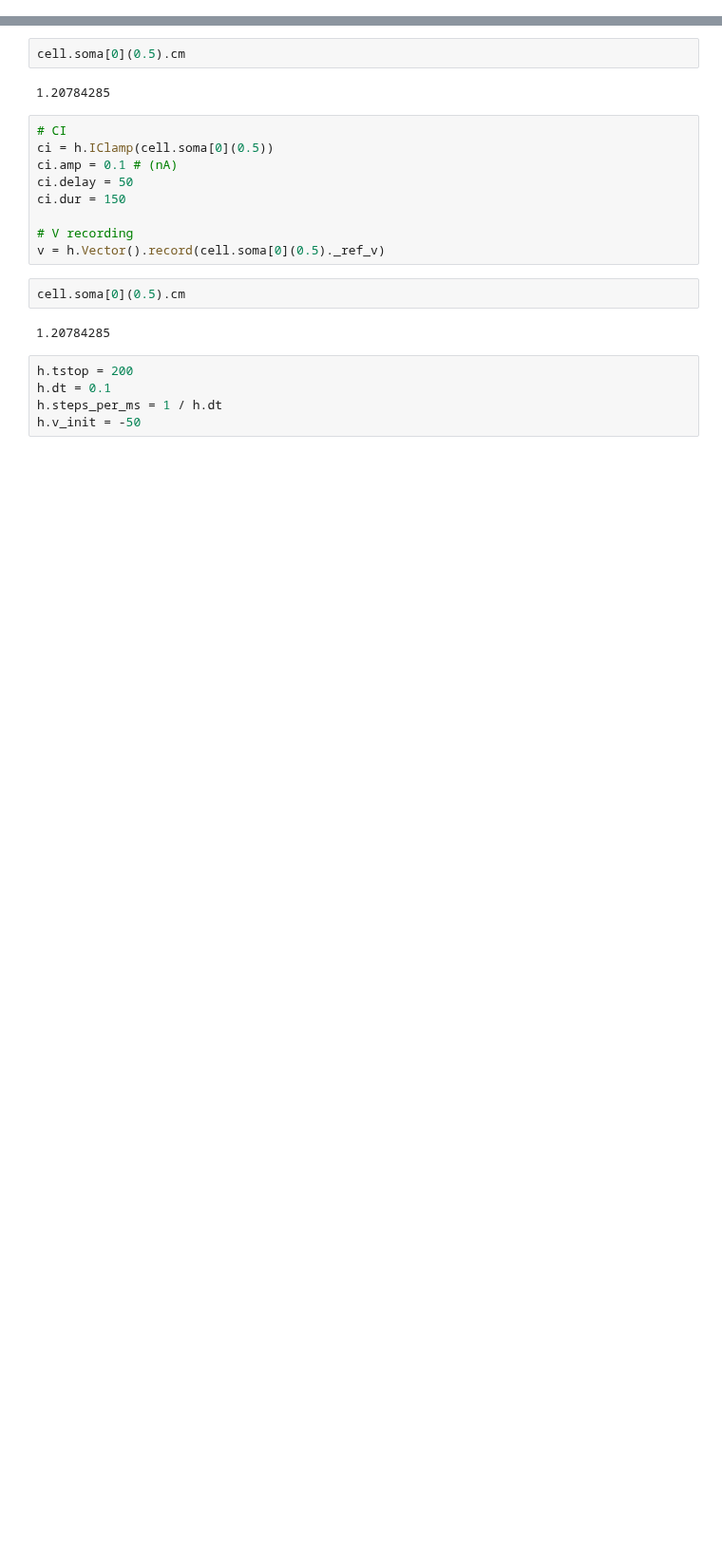
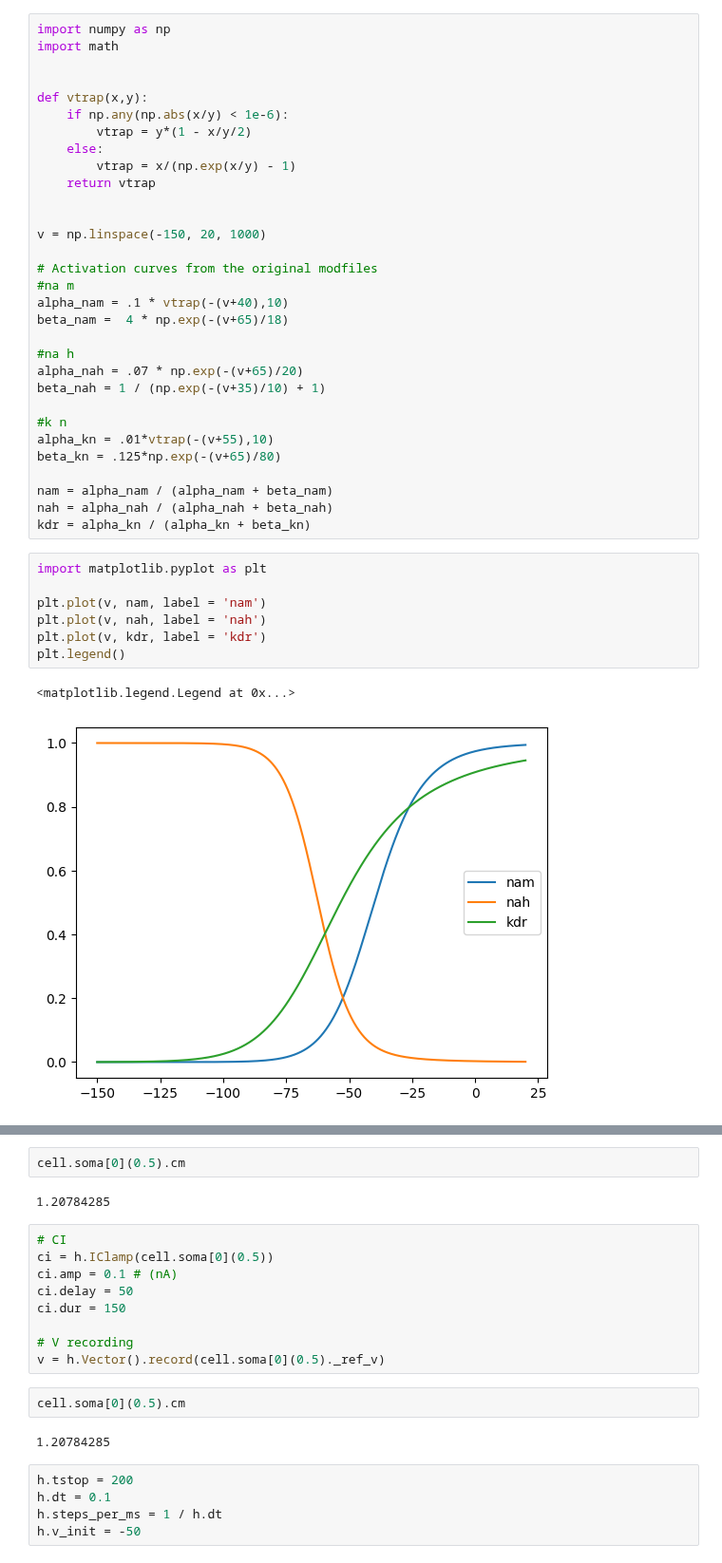
Before and after one commit to V-Marco/ACT, a Jupyter notebook: data/Spiker_Izhikevich/check.ipynb, the cells around one changed output, grey strips where cells are left out. Shown at 95% size. Drawn from its saved outputs; the diff is of its cells as text; blank space fills up the shorter version.

```diff
--- a/data/Spiker_Izhikevich/check.ipynb
+++ b/data/Spiker_Izhikevich/check.ipynb
@@ -1,3 +1,44 @@
+# %%
+import numpy as np
+import math
+
+
+def vtrap(x,y):
+    if np.any(np.abs(x/y) < 1e-6):
+        vtrap = y*(1 - x/y/2)
+    else:
+        vtrap = x/(np.exp(x/y) - 1)
+    return vtrap
+
+
+v = np.linspace(-150, 20, 1000)
+
+# Activation curves from the original modfiles
+#na m
+alpha_nam = .1 * vtrap(-(v+40),10)
+beta_nam =  4 * np.exp(-(v+65)/18)
+
+#na h
+alpha_nah = .07 * np.exp(-(v+65)/20)
+beta_nah = 1 / (np.exp(-(v+35)/10) + 1)
+
+#k n
+alpha_kn = .01*vtrap(-(v+55),10)
+beta_kn = .125*np.exp(-(v+65)/80)
+
+nam = alpha_nam / (alpha_nam + beta_nam)
+nah = alpha_nah / (alpha_nah + beta_nah)
+kdr = alpha_kn / (alpha_kn + beta_kn)
+# %%
+import matplotlib.pyplot as plt
+
+plt.plot(v, nam, label = 'nam')
+plt.plot(v, nah, label = 'nah')
+plt.plot(v, kdr, label = 'kdr')
+plt.legend()
+# %% [output]
+<matplotlib.legend.Legend at 0x...>
+[figure, added]
 # %%
 import matplotlib.pyplot as plt
 
```
Also changed, not shown: parts of 2 cells of this notebook, 22 other files.
